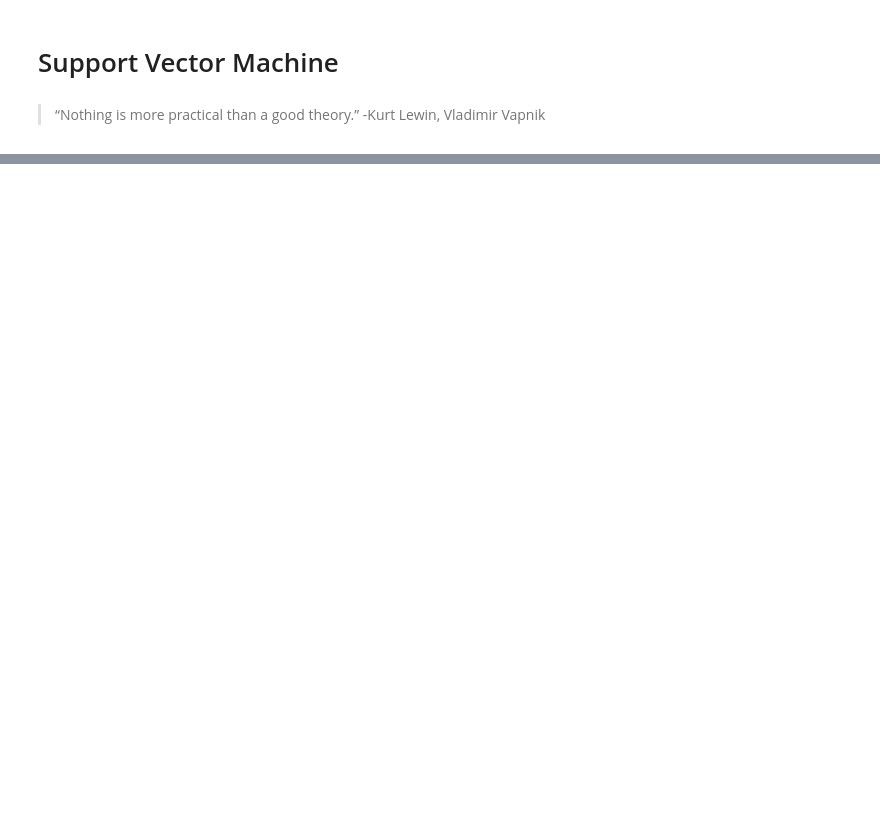
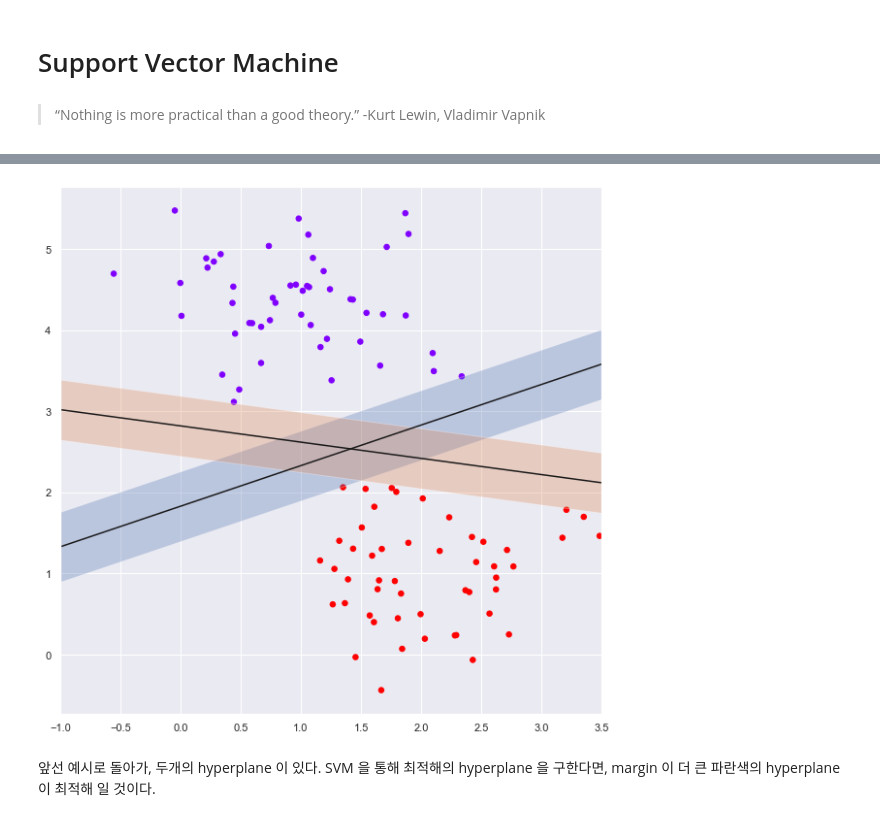
Before and after one commit to tomtom1103/The_Helvetica_Scenario, a Jupyter notebook: kernel_based_learning/SVM_tutorial.ipynb, the cells around one changed output, grey strips where cells are left out. Drawn from its saved outputs; the diff is of its cells as text; code cells hidden in the pictures; blank space fills up the shorter version.

```diff
--- a/kernel_based_learning/SVM_tutorial.ipynb
+++ b/kernel_based_learning/SVM_tutorial.ipynb
@@ -22,0 +59,16 @@ from sklearn.metrics import confusion_matrix
+# %%
+xfit = np.linspace(-1, 3.5)
+c1 = (0.5, 1.83, 0.43)
+c2 = (-0.2, 2.82, 0.37)
+plt.figure(figsize=(10,10))
+plt.scatter(X[:, 0], X[:, 1], c=y, s=30, cmap='rainbow');
+for w, b, d in [c1, c2]:
+    yfit = w * xfit + b
+    plt.plot(xfit, yfit, '-k')
+    plt.fill_between(xfit, yfit - d, yfit + d, alpha=0.3)
+
+plt.xlim(-1, 3.5);
+# %% [output]
+[figure, added]
+# %% [markdown]
+앞선 예시로 돌아가, 두개의 hyperplane 이 있다. SVM 을 통해 최적해의 hyperplane 을 구한다면, margin 이 더 큰 파란색의 hyperplane 이 최적해 일 것이다.
```
Also changed, not shown: parts of 26 cells of this notebook, 8 other files.
